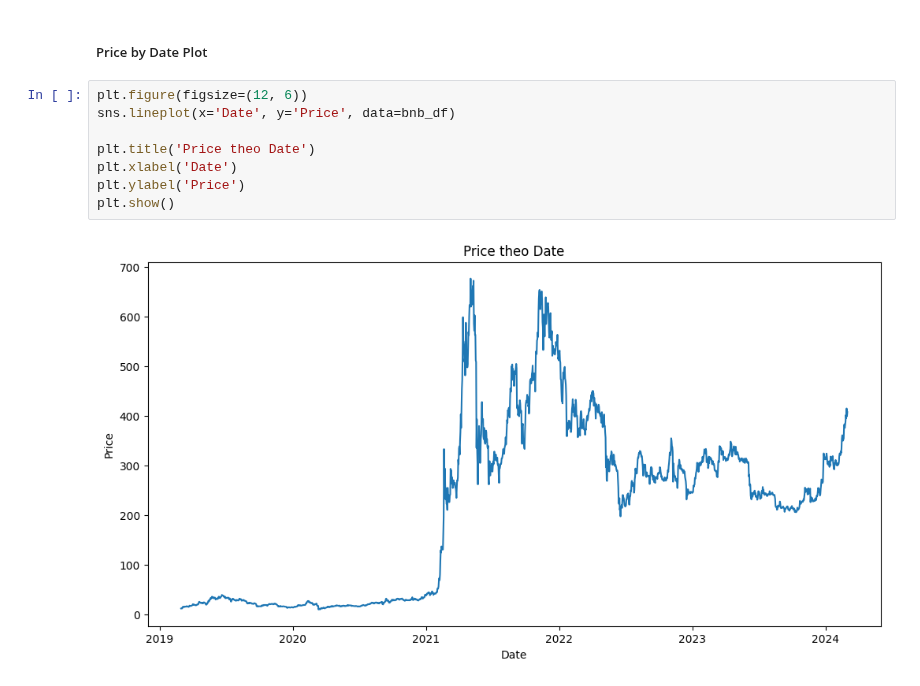
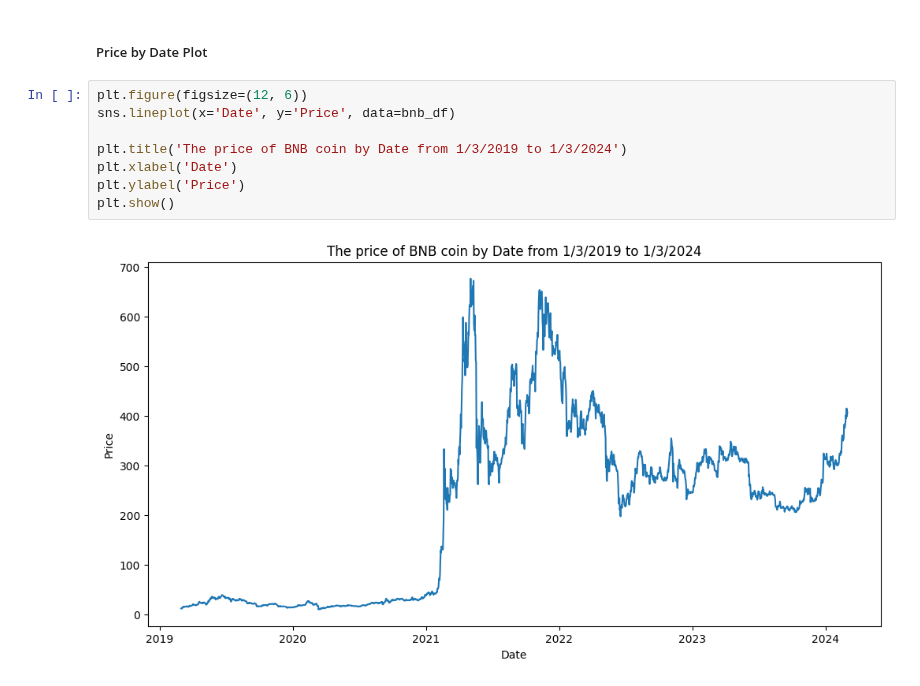
Before and after one commit to vmhoang1703/IS403-Project-Group13, a Jupyter notebook: BNB.ipynb, the cells around one changed output. Drawn from its saved outputs; the diff is of its cells as text.

Commit message:
rename the title of plot

```diff
--- a/BNB.ipynb
+++ b/BNB.ipynb
@@ -99,10 +99,10 @@ sol_description
 # %%
 plt.figure(figsize=(12, 6))
 sns.lineplot(x='Date', y='Price', data=bnb_df)
 
-plt.title('Price theo Date')
+plt.title('The price of BNB coin by Date from 1/3/2019 to 1/3/2024')
 plt.xlabel('Date')
 plt.ylabel('Price')
 plt.show()
 # %% [output]
-[figure, old version]
+[figure, new version]
```
